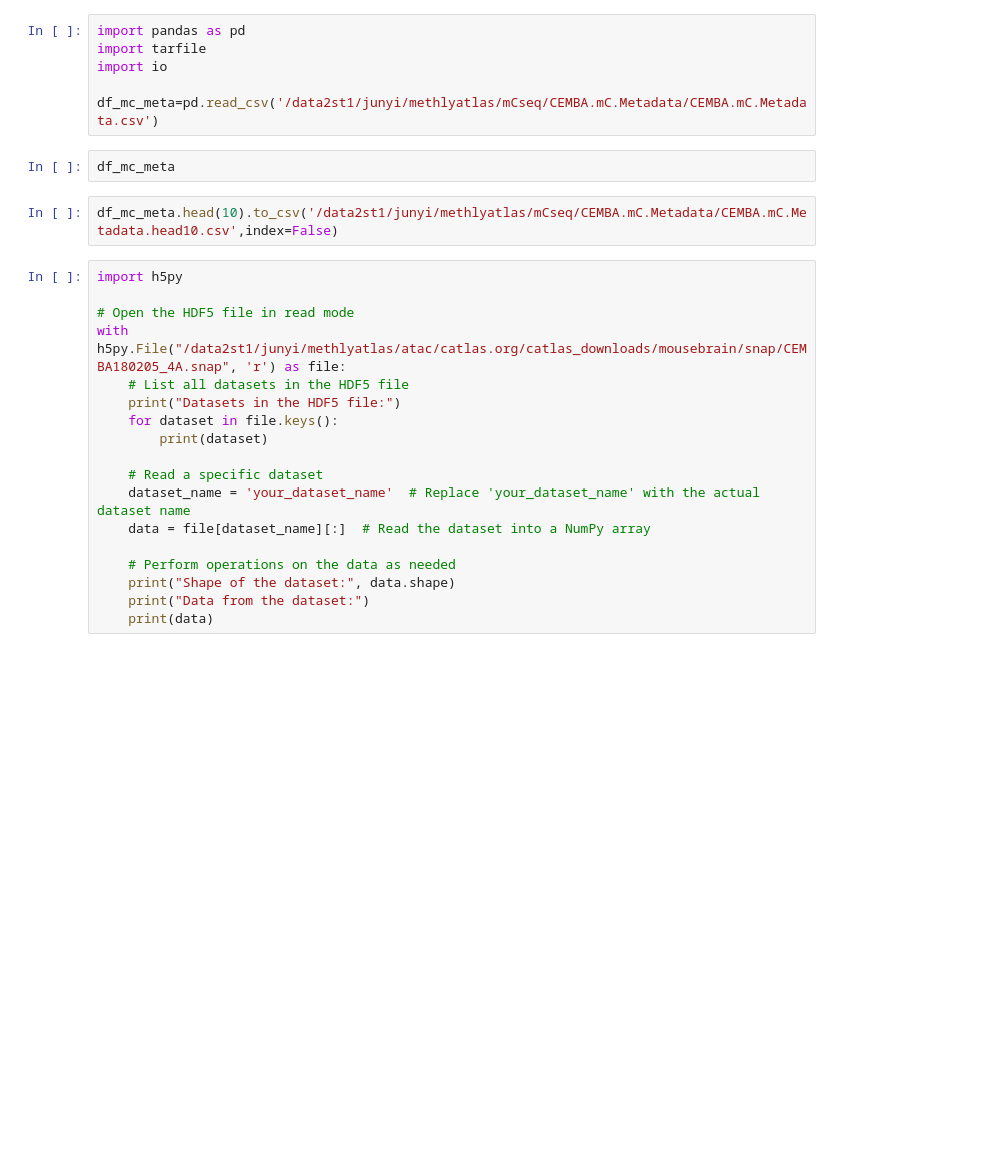
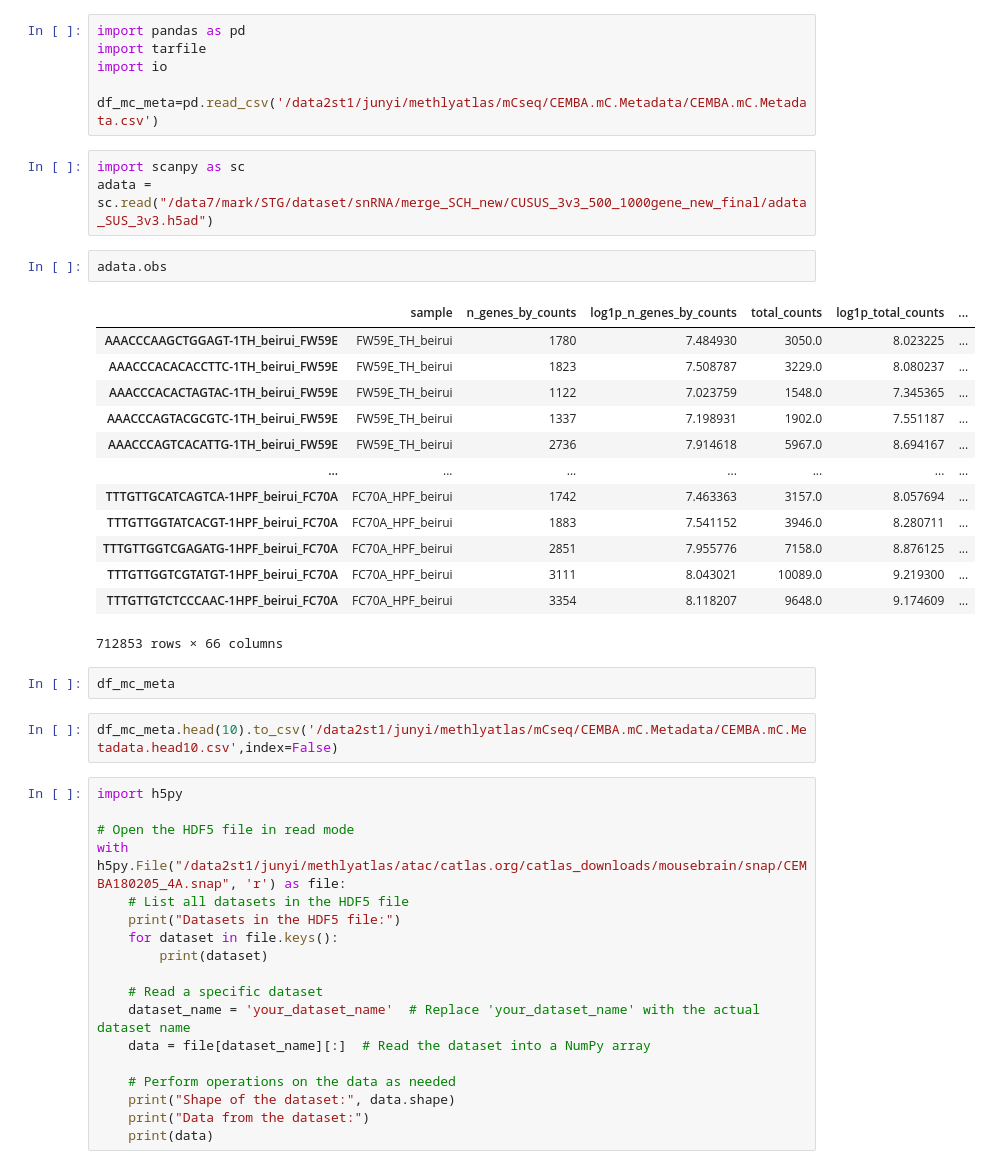
Before and after one commit to juychen/scmmd, a Jupyter notebook: testdata.ipynb, the cells around one changed output. Cells and saved outputs as stored; diff of their text form; blank space fills up the shorter version.

```diff
--- a/testdata.ipynb
+++ b/testdata.ipynb
@@ -4,6 +4,25 @@ import tarfile
 import io
 
 df_mc_meta=pd.read_csv('/data2st1/junyi/methlyatlas/mCseq/CEMBA.mC.Metadata/CEMBA.mC.Metadata.csv')
+# %%
+import scanpy as sc
+adata = sc.read("/data7/mark/STG/dataset/snRNA/merge_SCH_new/CUSUS_3v3_500_1000gene_new_final/adata_SUS_3v3.h5ad")
+# %%
+adata.obs
+# %% [output]
+|  | sample | n_genes_by_counts | log1p_n_genes_by_counts | total_counts | log1p_total_counts | ... |
+| AAACCCAAGCTGGAGT-1TH_beirui_FW59E | FW59E_TH_beirui | 1780 | 7.484930 | 3050.0 | 8.023225 | ... |
+| AAACCCACACACCTTC-1TH_beirui_FW59E | FW59E_TH_beirui | 1823 | 7.508787 | 3229.0 | 8.080237 | ... |
+| AAACCCACACTAGTAC-1TH_beirui_FW59E | FW59E_TH_beirui | 1122 | 7.023759 | 1548.0 | 7.345365 | ... |
+| AAACCCAGTACGCGTC-1TH_beirui_FW59E | FW59E_TH_beirui | 1337 | 7.198931 | 1902.0 | 7.551187 | ... |
+| AAACCCAGTCACATTG-1TH_beirui_FW59E | FW59E_TH_beirui | 2736 | 7.914618 | 5967.0 | 8.694167 | ... |
+| ... | ... | ... | ... | ... | ... | ... |
+| TTTGTTGCATCAGTCA-1HPF_beirui_FC70A | FC70A_HPF_beirui | 1742 | 7.463363 | 3157.0 | 8.057694 | ... |
+| TTTGTTGGTATCACGT-1HPF_beirui_FC70A | FC70A_HPF_beirui | 1883 | 7.541152 | 3946.0 | 8.280711 | ... |
+| TTTGTTGGTCGAGATG-1HPF_beirui_FC70A | FC70A_HPF_beirui | 2851 | 7.955776 | 7158.0 | 8.876125 | ... |
+| TTTGTTGGTCGTATGT-1HPF_beirui_FC70A | FC70A_HPF_beirui | 3111 | 8.043021 | 10089.0 | 9.219300 | ... |
+| TTTGTTGTCTCCCAAC-1HPF_beirui_FC70A | FC70A_HPF_beirui | 3354 | 8.118207 | 9648.0 | 9.174609 | ... |
+712853 rows × 66 columns
 # %%
 df_mc_meta
 # %%
```
Also changed, not shown: 2 other files.
